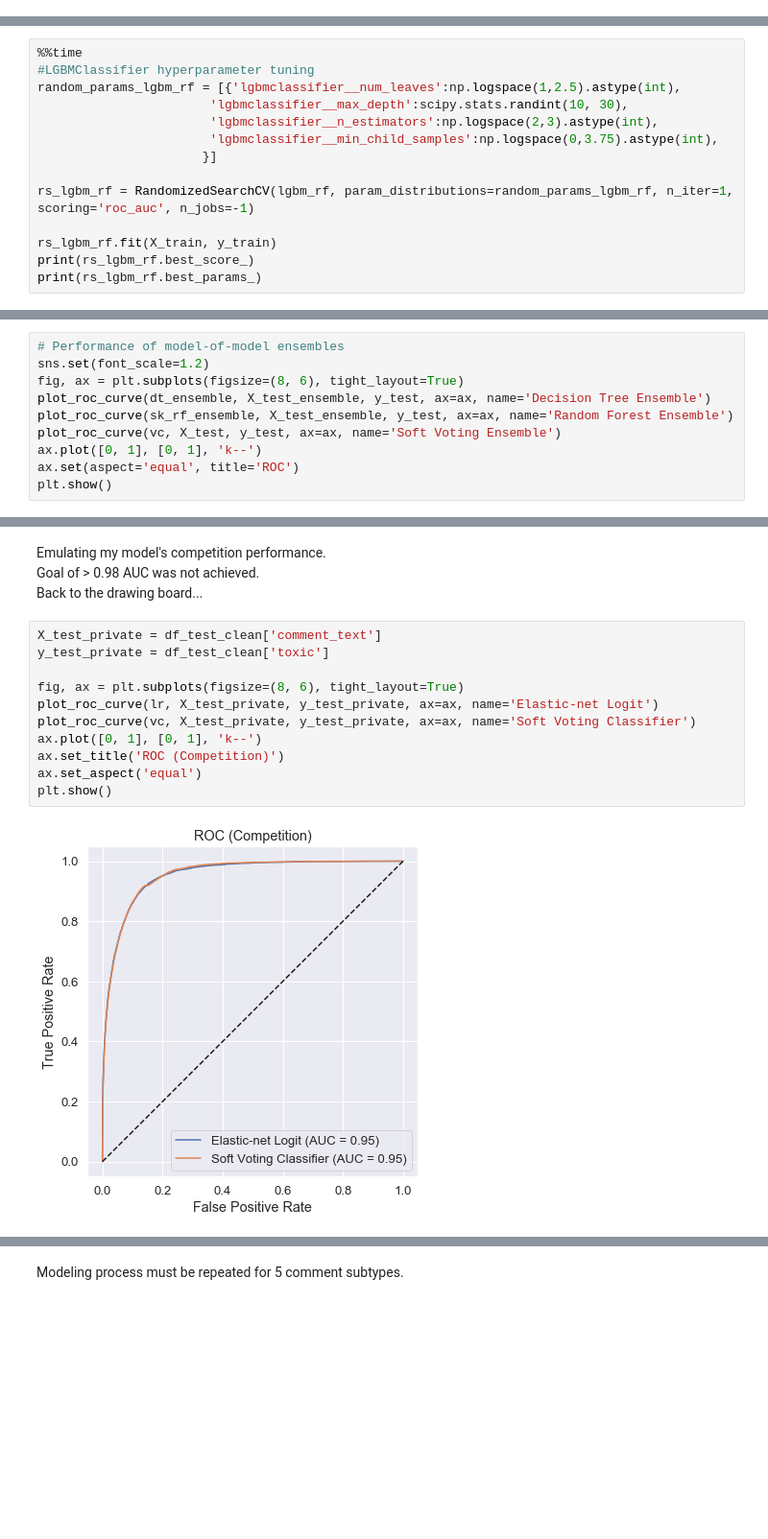
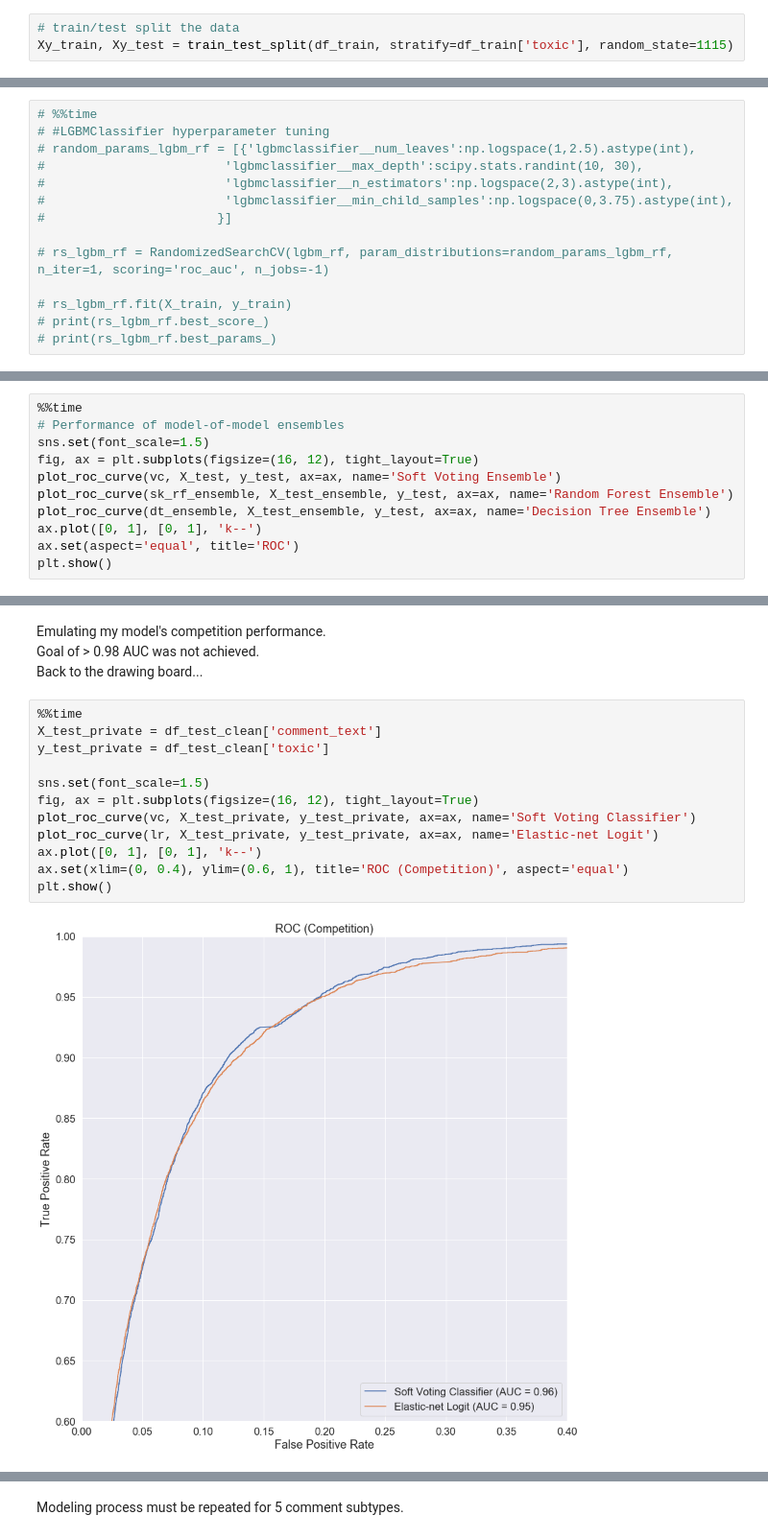
Before and after one commit to kchien3/identifying-toxic-wikipedia-comments, a Jupyter notebook: toxic_comments_project.ipynb, the cells around one changed output, grey strips where cells are left out. Shown at 96% size. Saved outputs shown, nothing was run; the diff lists cells and outputs as text; blank space fills up the shorter version.

```diff
--- a/toxic_comments_project.ipynb
+++ b/toxic_comments_project.ipynb
@@ -121 +130,4 @@ nlp = spacy.load("en_core_web_sm")
+# %%
+# train/test split the data
+Xy_train, Xy_test = train_test_split(df_train, stratify=df_train['toxic'], random_state=1115)
 # %% [markdown]
@@ -675,14 +742,14 @@ Wall time: 1min 31s
 # %%
-%%time
-#LGBMClassifier hyperparameter tuning
-random_params_lgbm_rf = [{'lgbmclassifier__num_leaves':np.logspace(1,2.5).astype(int),
-                       'lgbmclassifier__max_depth':scipy.stats.randint(10, 30),
-                       'lgbmclassifier__n_estimators':np.logspace(2,3).astype(int),
-                       'lgbmclassifier__min_child_samples':np.logspace(0,3.75).astype(int),
-                      }]
+# %%time
+# #LGBMClassifier hyperparameter tuning
+# random_params_lgbm_rf = [{'lgbmclassifier__num_leaves':np.logspace(1,2.5).astype(int),
+#                        'lgbmclassifier__max_depth':scipy.stats.randint(10, 30),
+#                        'lgbmclassifier__n_estimators':np.logspace(2,3).astype(int),
+#                        'lgbmclassifier__min_child_samples':np.logspace(0,3.75).astype(int),
+#                       }]
 
-rs_lgbm_rf = RandomizedSearchCV(lgbm_rf, param_distributions=random_params_lgbm_rf, n_iter=1, scoring='roc_auc', n_jobs=-1)
+# rs_lgbm_rf = RandomizedSearchCV(lgbm_rf, param_distributions=random_params_lgbm_rf, n_iter=1, scoring='roc_auc', n_jobs=-1)
 
-rs_lgbm_rf.fit(X_train, y_train)
-print(rs_lgbm_rf.best_score_)
-print(rs_lgbm_rf.best_params_)
+# rs_lgbm_rf.fit(X_train, y_train)
+# print(rs_lgbm_rf.best_score_)
+# print(rs_lgbm_rf.best_params_)
@@ -790,12 +866,13 @@ VotingClassifier(estimators=[('lr',
 
 Use test set AUC to evaluate model performance only after a ranking has been made of models based on cross-validation with training data.
 # %%
+%%time
 # Performance of model-of-model ensembles
-sns.set(font_scale=1.2)
-fig, ax = plt.subplots(figsize=(8, 6), tight_layout=True)
+sns.set(font_scale=1.5)
+fig, ax = plt.subplots(figsize=(16, 12), tight_layout=True)
+plot_roc_curve(vc, X_test, y_test, ax=ax, name='Soft Voting Ensemble')
+plot_roc_curve(sk_rf_ensemble, X_test_ensemble, y_test, ax=ax, name='Random Forest Ensemble')
 plot_roc_curve(dt_ensemble, X_test_ensemble, y_test, ax=ax, name='Decision Tree Ensemble')
-plot_roc_curve(sk_rf_ensemble, X_test_ensemble, y_test, ax=ax, name='Random Forest Ensemble')
-plot_roc_curve(vc, X_test, y_test, ax=ax, name='Soft Voting Ensemble')
 ax.plot([0, 1], [0, 1], 'k--')
 ax.set(aspect='equal', title='ROC')
 plt.show()
@@ -838,15 +929,16 @@ Emulating my model's competition performance.
 Goal of > 0.98 AUC was not achieved.
 Back to the drawing board...
 # %%
+%%time
 X_test_private = df_test_clean['comment_text']
 y_test_private = df_test_clean['toxic']
 
-fig, ax = plt.subplots(figsize=(8, 6), tight_layout=True)
+sns.set(font_scale=1.5)
+fig, ax = plt.subplots(figsize=(16, 12), tight_layout=True)
+plot_roc_curve(vc, X_test_private, y_test_private, ax=ax, name='Soft Voting Classifier')
 plot_roc_curve(lr, X_test_private, y_test_private, ax=ax, name='Elastic-net Logit')
-plot_roc_curve(vc, X_test_private, y_test_private, ax=ax, name='Soft Voting Classifier')
 ax.plot([0, 1], [0, 1], 'k--')
-ax.set_title('ROC (Competition)')
-ax.set_aspect('equal')
+ax.set(xlim=(0, 0.4), ylim=(0.6, 1), title='ROC (Competition)', aspect='equal')
 plt.show()
 # %% [output]
-[figure, old version]
+[figure, new version]
```
Also changed, not shown: parts of 103 cells of this notebook.
